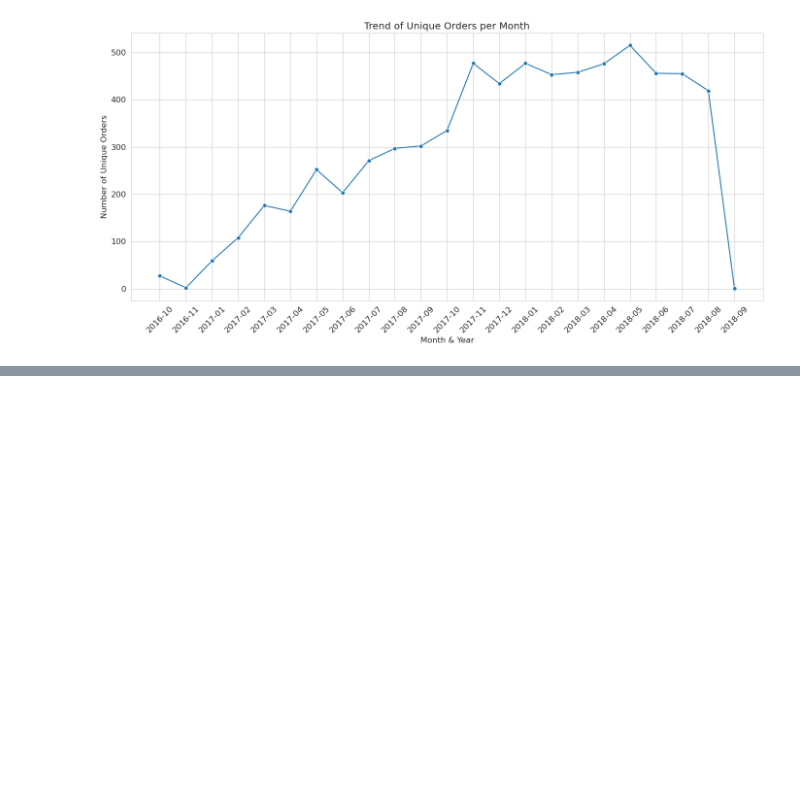
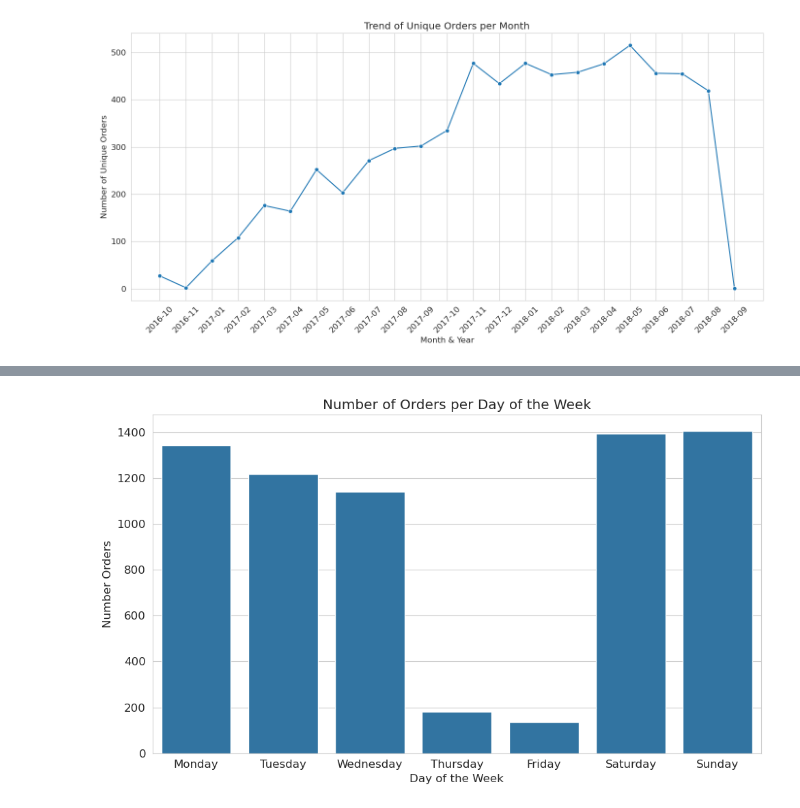
Before and after one commit to RizkiRdm/Olist-E-commerce-Performance-Analysis, a Jupyter notebook: notebooks/sales_and_order_analysis.ipynb, the cells around one changed output, grey strips where cells are left out. Cells and saved outputs as stored; diff of their text form; code cells hidden in the pictures; blank space fills up the shorter version.

```diff
--- a/notebooks/sales_and_order_analysis.ipynb
+++ b/notebooks/sales_and_order_analysis.ipynb
@@ -96,0 +111,27 @@ plt.show()
+# %%
+ecom_data_df["order_day"] = ecom_data_df["order_purchase_timestamp"].dt.day_name()
+# Set explicit order for days of the week
+day_order = [
+    "Monday",
+    "Tuesday",
+    "Wednesday",
+    "Thursday",
+    "Friday",
+    "Saturday",
+    "Sunday",
+]
+ecom_data_df["order_day"] = pd.Categorical(
+    ecom_data_df["order_day"], categories=day_order, ordered=True
+)
+
+daily_orders = ecom_data_df.groupby("order_day")["order_id"].nunique().reset_index()
+# %%
+plt.figure(figsize=(10, 6))
+sns.barplot(x="order_day", y="order_id", data=daily_orders)
+plt.title("Number of Orders per Day of the Week")
+plt.xlabel("Day of the Week")
+plt.ylabel("Number Orders")
+plt.tight_layout()
+plt.show()
+# %% [output]
+[figure, added]
```
Also changed, not shown: parts of 7 cells of this notebook.
